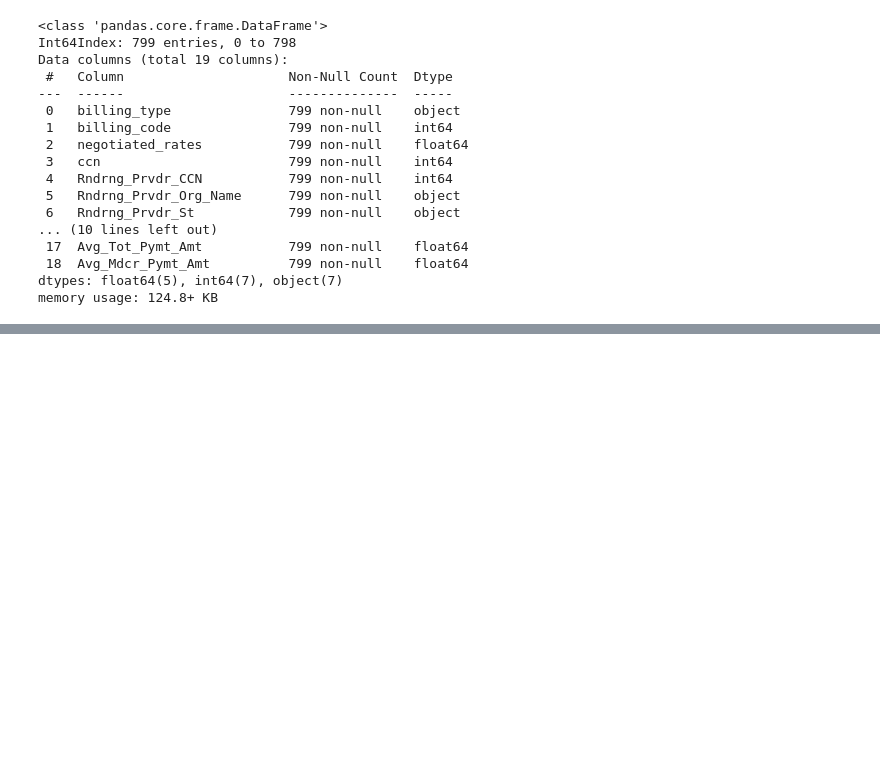
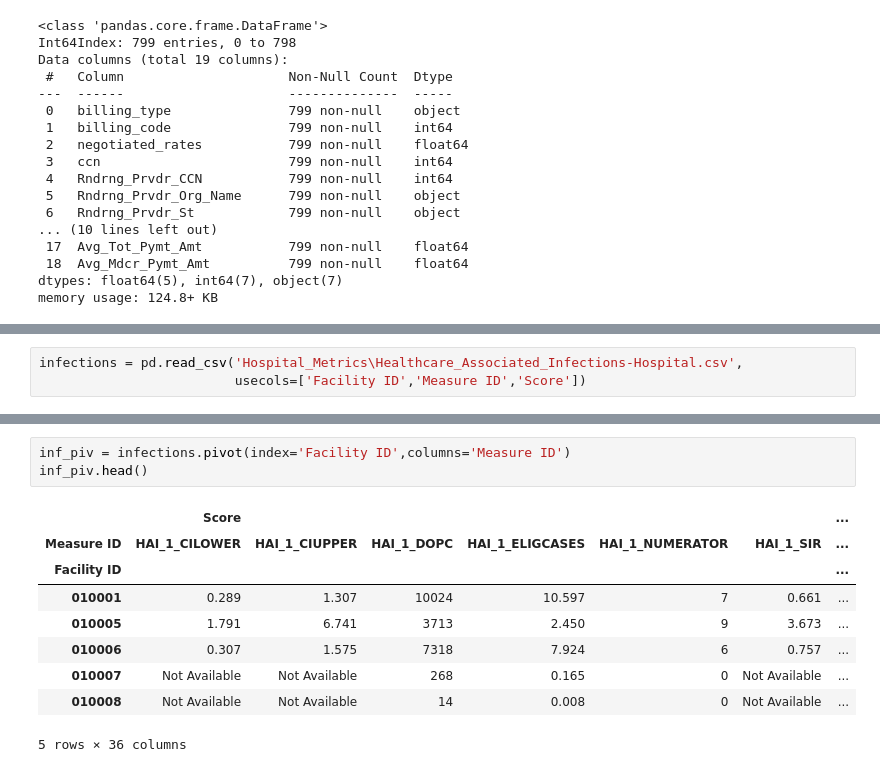
Before and after one commit to tennisvs/Springboard, a Jupyter notebook: Capstone/Capstone_Part_5_EDA.ipynb, the cells around one changed output, grey strips where cells are left out. Cells and saved outputs as stored; diff of their text form; blank space fills up the shorter version.

```diff
--- a/Capstone/Capstone_Part_5_EDA.ipynb
+++ b/Capstone/Capstone_Part_5_EDA.ipynb
@@ -114,0 +186,3 @@ memory usage: 124.8+ KB
+# %%
+infections = pd.read_csv('Hospital_Metrics\Healthcare_Associated_Infections-Hospital.csv',
+                         usecols=['Facility ID','Measure ID','Score'])
@@ -114,0 +198,13 @@ memory usage: 124.8+ KB
+# %%
+inf_piv = infections.pivot(index='Facility ID',columns='Measure ID')
+inf_piv.head()
+# %% [output]
+|  | Score |  |  |  |  |  | ... |
+| Measure ID | HAI_1_CILOWER | HAI_1_CIUPPER | HAI_1_DOPC | HAI_1_ELIGCASES | HAI_1_NUMERATOR | HAI_1_SIR | ... |
+| Facility ID |  |  |  |  |  |  | ... |
+| 010001 | 0.289 | 1.307 | 10024 | 10.597 | 7 | 0.661 | ... |
+| 010005 | 1.791 | 6.741 | 3713 | 2.450 | 9 | 3.673 | ... |
+| 010006 | 0.307 | 1.575 | 7318 | 7.924 | 6 | 0.757 | ... |
+| 010007 | Not Available | Not Available | 268 | 0.165 | 0 | Not Available | ... |
+| 010008 | Not Available | Not Available | 14 | 0.008 | 0 | Not Available | ... |
+5 rows × 36 columns
```
Also changed, not shown: parts of 16 cells of this notebook.
